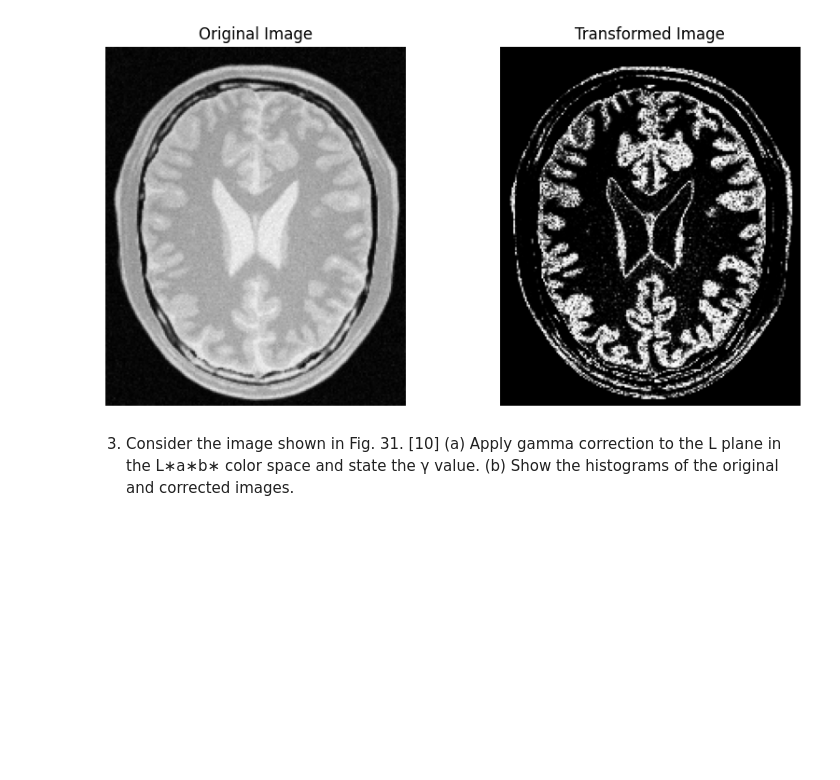
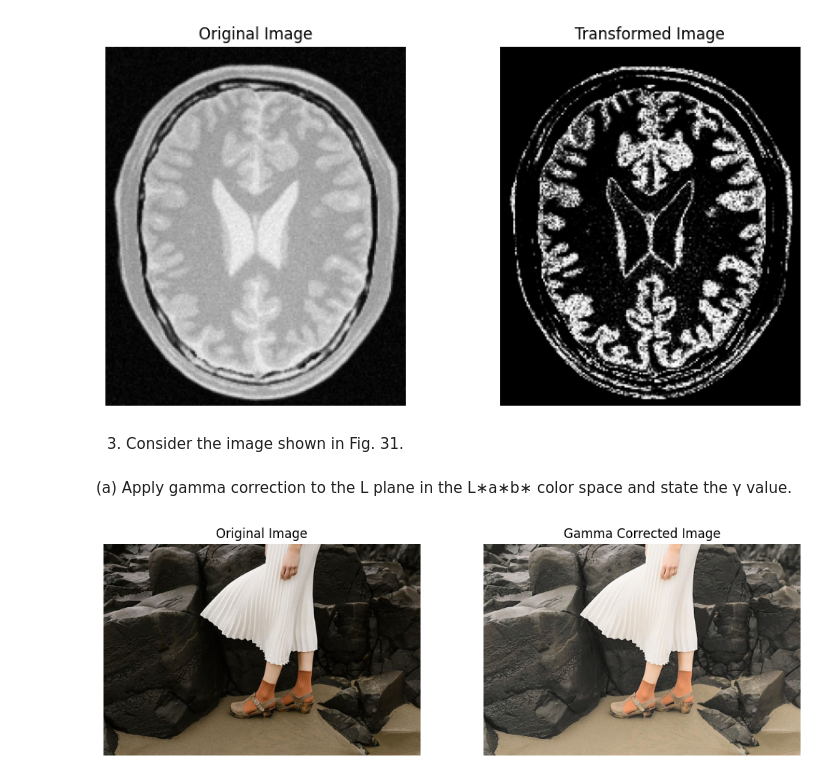
Before and after one commit to pasindudarshana/EN3160-Assignment-1-on-Intensity-Transformations-and-Neighborhood-Filtering, a Jupyter notebook: Assignment 01/assignment_01.ipynb, the cells around one changed output. Cells and saved outputs as stored; diff of their text form; code cells hidden in the pictures; blank space fills up the shorter version.

```diff
--- a/Assignment 01/assignment_01.ipynb
+++ b/Assignment 01/assignment_01.ipynb
@@ -134,6 +134,36 @@ plt.show()
 [figure]
 # %% [markdown]
 3. Consider the image shown in Fig. 31.
-[10]
-(a) Apply gamma correction to the L plane in the L∗a∗b∗ color space and state the γ value.
-(b) Show the histograms of the original and corrected images.
+# %% [markdown]
+(a) Apply gamma correction to the L plane in the L∗a∗b∗ color space and state the γ value.
+# %%
+# Gamma Correction
+import cv2 as cv
+import numpy as np
+import matplotlib.pyplot as plt
+
+gamma = 0.5
+img_bgr = cv.imread('a1images/highlights_and_shadows.jpg')
+img_rgb = cv.cvtColor(img_bgr, cv.COLOR_BGR2RGB)
+img_lab = cv.cvtColor(img_bgr, cv.COLOR_BGR2Lab)
+
+# Split channels
+L,a,b = cv.split(img_lab)
+
+# Apply gamma transformation
+t = np.array([(i/255.0)**(gamma)*255 for i in np.arange(0, 256)]).astype('uint8')
+L_modified = cv.LUT(L, t)
+
+# Merge the channels
+img_merged = cv.merge([L_modified, a, b])
+img_modified = cv.cvtColor(img_merged, cv.COLOR_LAB2RGB)
+fig, ax = plt.subplots(1, 2, figsize=(12, 8))
+ax[0].imshow(img_rgb)
+ax[0].set_title('Original Image')
+ax[1].imshow(img_modified)
+ax[1].set_title('Gamma Corrected Image')
+for a in ax:
+    a.axis('off')
+plt.show()
+# %% [output]
+[figure, added]
```
Also changed, not shown: parts of 12 cells of this notebook.
